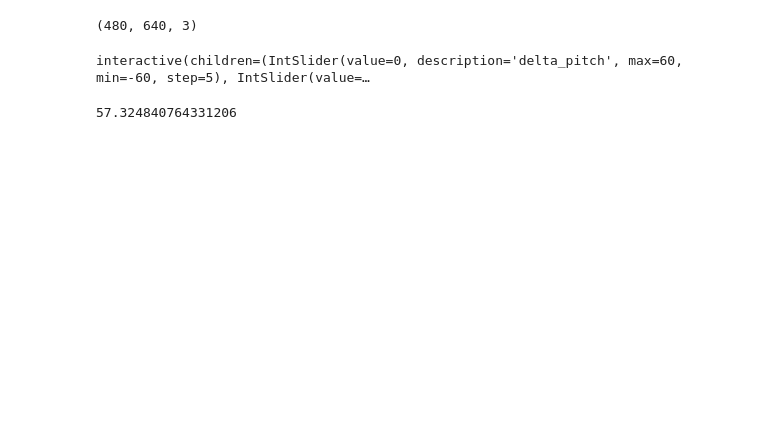
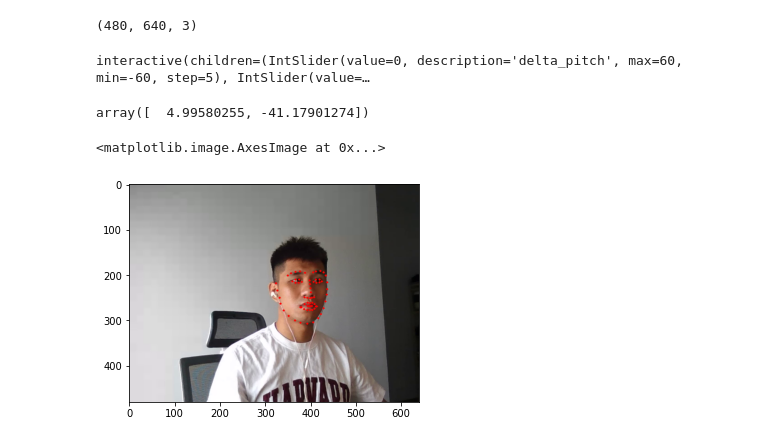
Before and after one commit to vuthede/first-order-model-implementation, a Jupyter notebook: analysis_devu.ipynb, the cells around one changed output. Cells and saved outputs as stored; diff of their text form; code cells hidden in the pictures; blank space fills up the shorter version.

```diff
--- a/analysis_devu.ipynb
+++ b/analysis_devu.ipynb
@@ -195,5 +505,34 @@ class GazeAnglePixelMapping():
 # %%
 # Fake image
+def load_lmks2d(txt):
+    with open(txt, 'r') as f:
+        lmks = f.readline().split(",")
+        lmks = [float(l) for l in lmks]
+        lmks = np.reshape(lmks, (-1, 2))
+
+        return np.array(lmks)
+
+def lmks2box(lmks, img, expand=1.0):
+    xy = np.min(lmks, axis=0).astype(np.int32)
+    zz = np.max(lmks, axis=0).astype(np.int32)
+
+    xy[1] = max(xy[1], 0)
+    wh = zz - xy + 1
+
+    center = (xy + wh/2).astype(np.int32)
+    # EXPAND=1.1
+    EXPAND=expand
+    boxsize = int(np.max(wh)*EXPAND)
+    xy = center - boxsize//2
+    x1, y1 = xy
+    x2, y2 = xy + boxsize
+    height, width, _ = img.shape
+    x1 = max(0, x1)
+    y1 = max(0, y1)
+    x2 = min(width, x2)
+    y2 = min(height, y2)
+    return [x1, y1, x2, y2]
+
 def synthesize_image(src, lmks106_2d, box,delta_x, delta_y, delta_x_right, delta_y_right):
     src = cv2.cvtColor(src, cv2.COLOR_BGR2RGB)
     src = cv2.resize(src, (256, 256)) #BxCxDxH,W
@@ -326,6 +665,24 @@ def synthesize(delta_pitch, delta_yaw):
 # %% [output]
 interactive(children=(IntSlider(value=0, description='delta_pitch', max=60, min=-60, step=5), IntSlider(value=…
 # %%
-1.0*180/3.14
+gaze = np.array([0.087149,-0.718345])
+
+gaze*180.0/3.14
 # %% [output]
-57.324840764331206
+array([  4.99580255, -41.17901274])
+# %%
+import matplotlib.pyplot as plt
+def draw_landmarks(img, lmks, color=(255,0,0)):
+    img = np.ascontiguousarray(img)
+    for a in lmks:
+        cv2.circle(img,(int(round(a[0])), int(round(a[1]))), 2, color, -1, lineType=cv2.LINE_AA)
+
+    return img
+lmks68_2D = load_lmks2d("devudata/lmks68.txt")
+fullframe = cv2.imread("devudata/img.png")
+fullframe = cv2.cvtColor(fullframe, cv2.COLOR_BGR2RGB)
+fullframe = draw_landmarks(fullframe,lmks68_2D)
+plt.imshow(fullframe)
+# %% [output]
+<matplotlib.image.AxesImage at 0x...>
+[figure, added]
```
Also changed, not shown: parts of 8 cells of this notebook, 4 other files.
